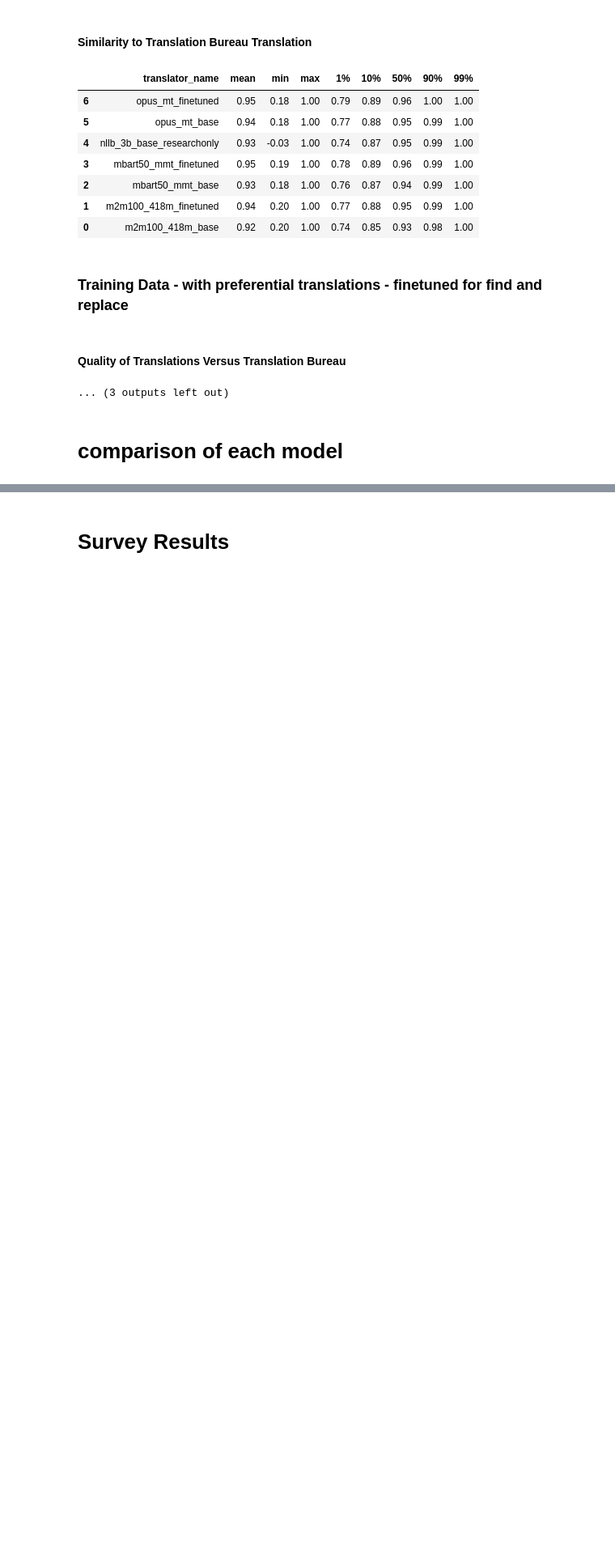
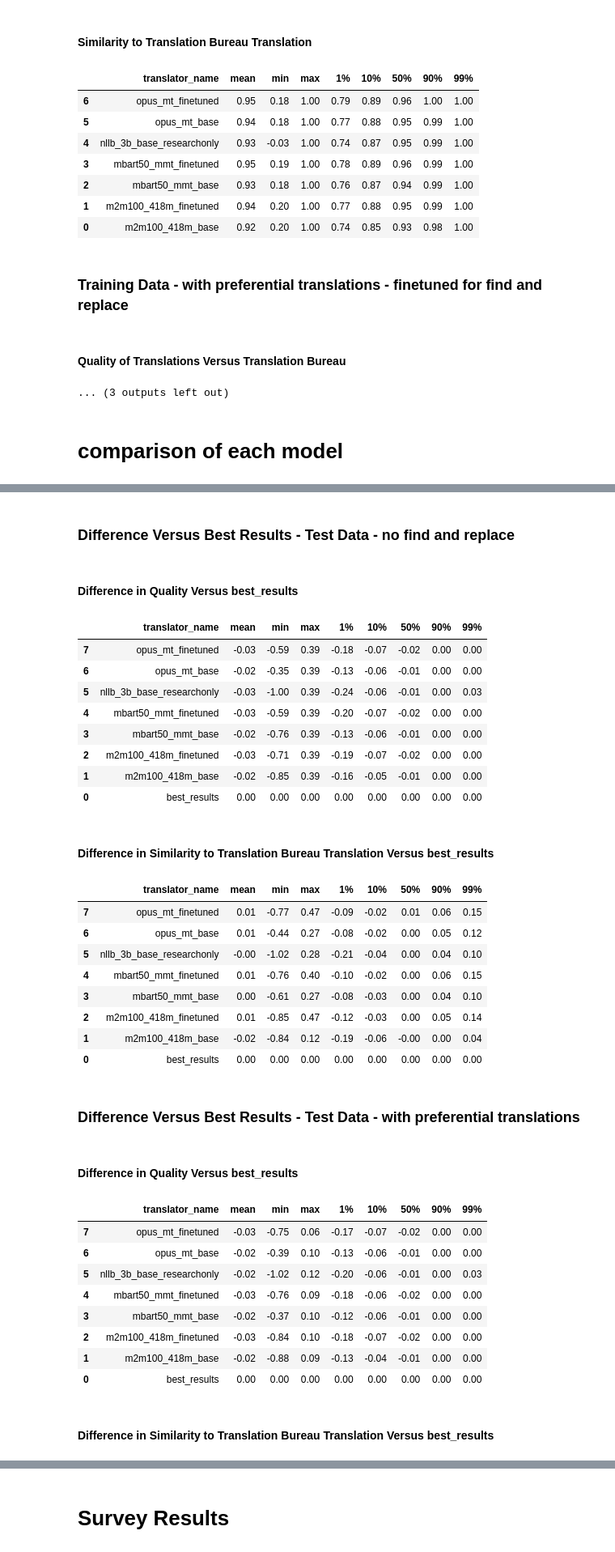
Before and after one commit to KevinCarr42/CSAS-Translations, a Jupyter notebook: evaluate_translations.ipynb, the cells around one changed output, grey strips where cells are left out. Shown: that part at 81% size. Saved outputs shown, nothing was run; the diff lists cells and outputs as text; code cells hidden in the pictures; blank space fills up the shorter version.

```diff
--- a/evaluate_translations.ipynb
+++ b/evaluate_translations.ipynb
@@ -285,0 +443,38 @@ Difference in Quality Versus Translation Bureau
+# %%
+display_stats(df_test_no_rules, heading="\nDifference Versus Best Results - Test Data - no find and replace\n", compare_to_column="best_results")
+display_stats(df_test_rules, heading="\nDifference Versus Best Results - Test Data - with preferential translations\n", compare_to_column="best_results")
+display_stats(df_test_rules_v2, heading="\nDifference Versus Best Results - Test Data - with preferential translations - finetuned for find and replace\n", compare_to_column="best_results")
+# %% [output]
+Difference Versus Best Results - Test Data - no find and replace
+Difference in Quality Versus best_results
+|  | translator_name | mean | min | max | 1% | 10% | 50% | 90% | 99% |
+| 7 | opus_mt_finetuned | -0.03 | -0.59 | 0.39 | -0.18 | -0.07 | -0.02 | 0.00 | 0.00 |
+| 6 | opus_mt_base | -0.02 | -0.35 | 0.39 | -0.13 | -0.06 | -0.01 | 0.00 | 0.00 |
+| 5 | nllb_3b_base_researchonly | -0.03 | -1.00 | 0.39 | -0.24 | -0.06 | -0.01 | 0.00 | 0.03 |
+| 4 | mbart50_mmt_finetuned | -0.03 | -0.59 | 0.39 | -0.20 | -0.07 | -0.02 | 0.00 | 0.00 |
+| 3 | mbart50_mmt_base | -0.02 | -0.76 | 0.39 | -0.13 | -0.06 | -0.01 | 0.00 | 0.00 |
+| 2 | m2m100_418m_finetuned | -0.03 | -0.71 | 0.39 | -0.19 | -0.07 | -0.02 | 0.00 | 0.00 |
+| 1 | m2m100_418m_base | -0.02 | -0.85 | 0.39 | -0.16 | -0.05 | -0.01 | 0.00 | 0.00 |
+| 0 | best_results | 0.00 | 0.00 | 0.00 | 0.00 | 0.00 | 0.00 | 0.00 | 0.00 |
+Difference in Similarity to Translation Bureau Translation Versus best_results
+|  | translator_name | mean | min | max | 1% | 10% | 50% | 90% | 99% |
+| 7 | opus_mt_finetuned | 0.01 | -0.77 | 0.47 | -0.09 | -0.02 | 0.01 | 0.06 | 0.15 |
+| 6 | opus_mt_base | 0.01 | -0.44 | 0.27 | -0.08 | -0.02 | 0.00 | 0.05 | 0.12 |
+| 5 | nllb_3b_base_researchonly | -0.00 | -1.02 | 0.28 | -0.21 | -0.04 | 0.00 | 0.04 | 0.10 |
+| 4 | mbart50_mmt_finetuned | 0.01 | -0.76 | 0.40 | -0.10 | -0.02 | 0.00 | 0.06 | 0.15 |
+| 3 | mbart50_mmt_base | 0.00 | -0.61 | 0.27 | -0.08 | -0.03 | 0.00 | 0.04 | 0.10 |
+| 2 | m2m100_418m_finetuned | 0.01 | -0.85 | 0.47 | -0.12 | -0.03 | 0.00 | 0.05 | 0.14 |
+| 1 | m2m100_418m_base | -0.02 | -0.84 | 0.12 | -0.19 | -0.06 | -0.00 | 0.00 | 0.04 |
+| 0 | best_results | 0.00 | 0.00 | 0.00 | 0.00 | 0.00 | 0.00 | 0.00 | 0.00 |
+Difference Versus Best Results - Test Data - with preferential translations
+Difference in Quality Versus best_results
+|  | translator_name | mean | min | max | 1% | 10% | 50% | 90% | 99% |
+| 7 | opus_mt_finetuned | -0.03 | -0.75 | 0.06 | -0.17 | -0.07 | -0.02 | 0.00 | 0.00 |
+| 6 | opus_mt_base | -0.02 | -0.39 | 0.10 | -0.13 | -0.06 | -0.01 | 0.00 | 0.00 |
+| 5 | nllb_3b_base_researchonly | -0.02 | -1.02 | 0.12 | -0.20 | -0.06 | -0.01 | 0.00 | 0.03 |
+| 4 | mbart50_mmt_finetuned | -0.03 | -0.76 | 0.09 | -0.18 | -0.06 | -0.02 | 0.00 | 0.00 |
+| 3 | mbart50_mmt_base | -0.02 | -0.37 | 0.10 | -0.12 | -0.06 | -0.01 | 0.00 | 0.00 |
+| 2 | m2m100_418m_finetuned | -0.03 | -0.84 | 0.10 | -0.18 | -0.07 | -0.02 | 0.00 | 0.00 |
+| 1 | m2m100_418m_base | -0.02 | -0.88 | 0.09 | -0.13 | -0.04 | -0.01 | 0.00 | 0.00 |
+| 0 | best_results | 0.00 | 0.00 | 0.00 | 0.00 | 0.00 | 0.00 | 0.00 | 0.00 |
+Difference in Similarity to Translation Bureau Translation Versus best_results
```
Also changed, not shown: parts of 11 cells of this notebook.
